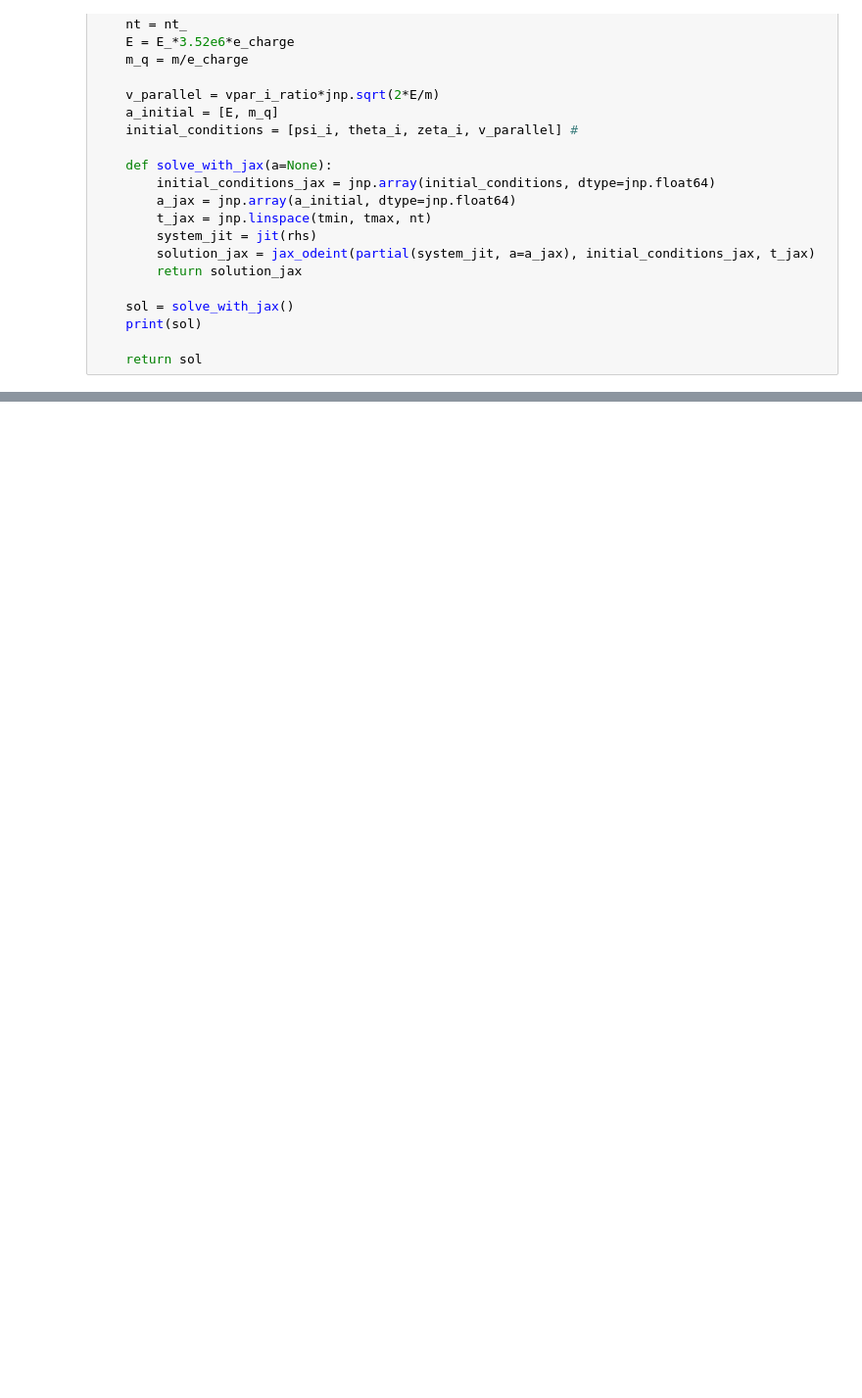
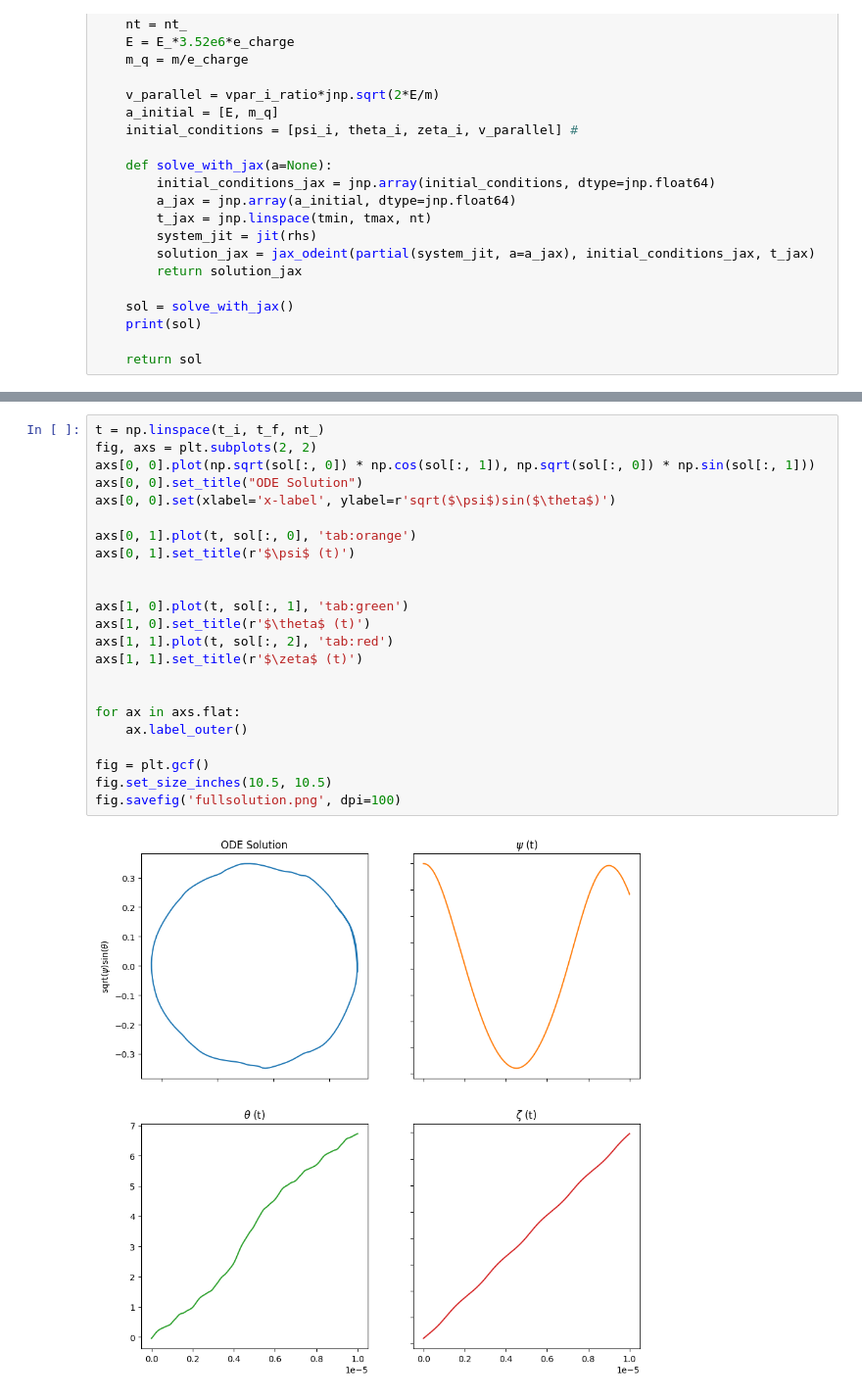
Before and after one commit to joaopedrobiu6/DPS, a Jupyter notebook: DESC_model.ipynb, the cells around one changed output, grey strips where cells are left out. Shown at 98% size. Cells and saved outputs as stored; diff of their text form; blank space fills up the shorter version.

```diff
--- a/DESC_model.ipynb
+++ b/DESC_model.ipynb
@@ -162,0 +180,25 @@ plt.show()
+# %%
+t = np.linspace(t_i, t_f, nt_)
+fig, axs = plt.subplots(2, 2)
+axs[0, 0].plot(np.sqrt(sol[:, 0]) * np.cos(sol[:, 1]), np.sqrt(sol[:, 0]) * np.sin(sol[:, 1]))
+axs[0, 0].set_title("ODE Solution")
+axs[0, 0].set(xlabel='x-label', ylabel=r'sqrt($\psi$)sin($\theta$)')
+
+axs[0, 1].plot(t, sol[:, 0], 'tab:orange')
+axs[0, 1].set_title(r'$\psi$ (t)')
+
+
+axs[1, 0].plot(t, sol[:, 1], 'tab:green')
+axs[1, 0].set_title(r'$\theta$ (t)')
+axs[1, 1].plot(t, sol[:, 2], 'tab:red')
+axs[1, 1].set_title(r'$\zeta$ (t)')
+
+
+for ax in axs.flat:
+    ax.label_outer()
+
+fig = plt.gcf()
+fig.set_size_inches(10.5, 10.5)
+fig.savefig('fullsolution.png', dpi=100)
+# %% [output]
+[figure, added]
```
Also changed, not shown: parts of 3 cells of this notebook, 4 other files.
